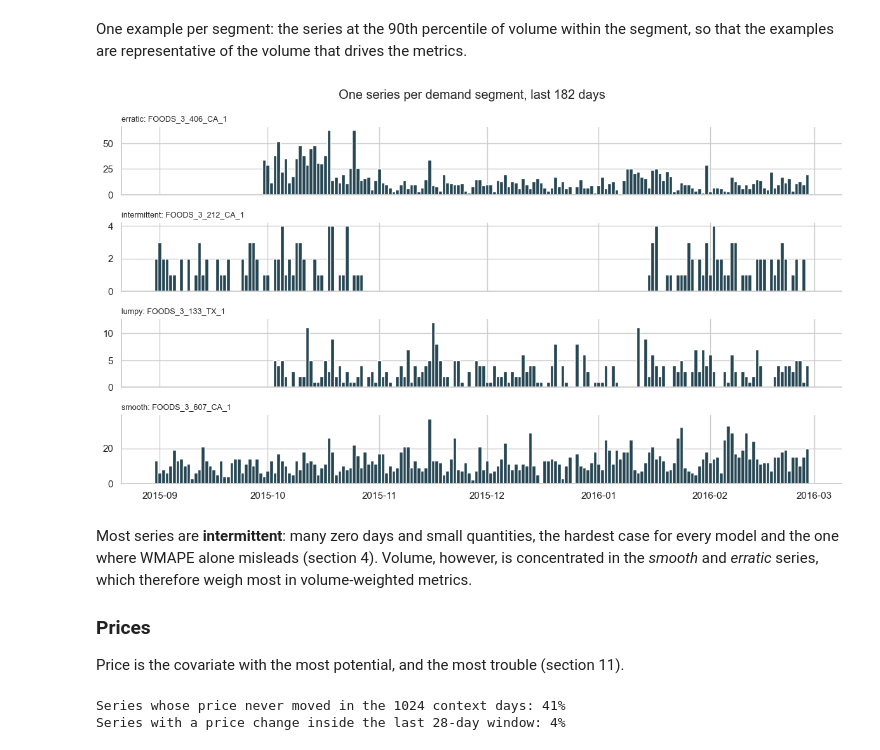
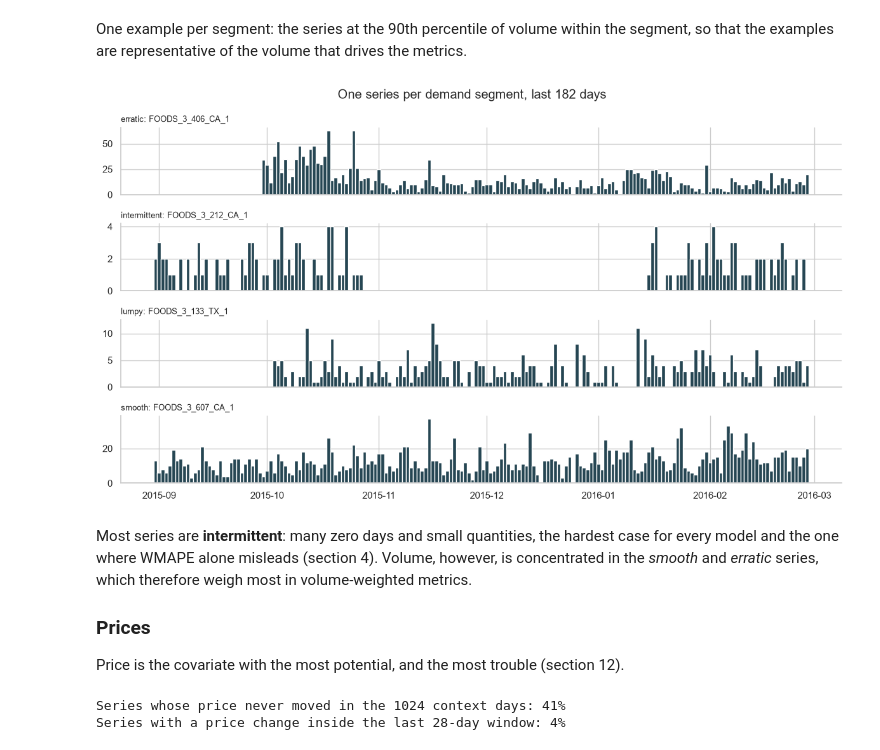
Before and after one commit to skateddu/timestral-forecast, a Jupyter notebook: timestral_analysis.ipynb, the cells around one changed output. Cells and saved outputs as stored; diff of their text form; code cells hidden in the pictures.

```diff
--- a/timestral_analysis.ipynb
+++ b/timestral_analysis.ipynb
@@ -218,15 +222,15 @@ plt.show()
 One example per segment: the series at the 90th percentile of volume within the segment, so that
 the examples are representative of the volume that drives the metrics.
 # %%
-ranked_df = segments_df.sort_values("volume")
-examples = pd.Series({s: g.index[int(len(g) * 0.9)] for s, g in ranked_df.groupby("segment")})
+ranked_df = segments_df.sort_values(by="volume")
+examples = pd.Series({segment: segment_df.index[int(len(segment_df) * 0.9)]
+                      for segment, segment_df in ranked_df.groupby(by="segment")})
 
 plot_segment_examples(y_df=history_df, examples=examples)
-
 plt.tight_layout()
 plt.show()
 # %% [output]
-[figure, old version]
+[figure, new version]
 # %% [markdown]
 Most series are **intermittent**: many zero days and small quantities, the hardest case for every
 model and the one where WMAPE alone misleads (section 4). Volume, however, is concentrated in the
@@ -234,7 +238,7 @@ model and the one where WMAPE alone misleads (section 4). Volume, however, is co
 
 ### Prices
 
-Price is the covariate with the most potential, and the most trouble (section 11).
+Price is the covariate with the most potential, and the most trouble (section 12).
 # %%
 ctx_start = cutoffs[-1] - pd.Timedelta(days=settings.timestral_max_context - 1)
 recent_prices_df = x_df[x_df["ds"].between(left=ctx_start, right=cutoffs[-1])]
```
Also changed, not shown: parts of 83 cells of this notebook, 18 other files.
